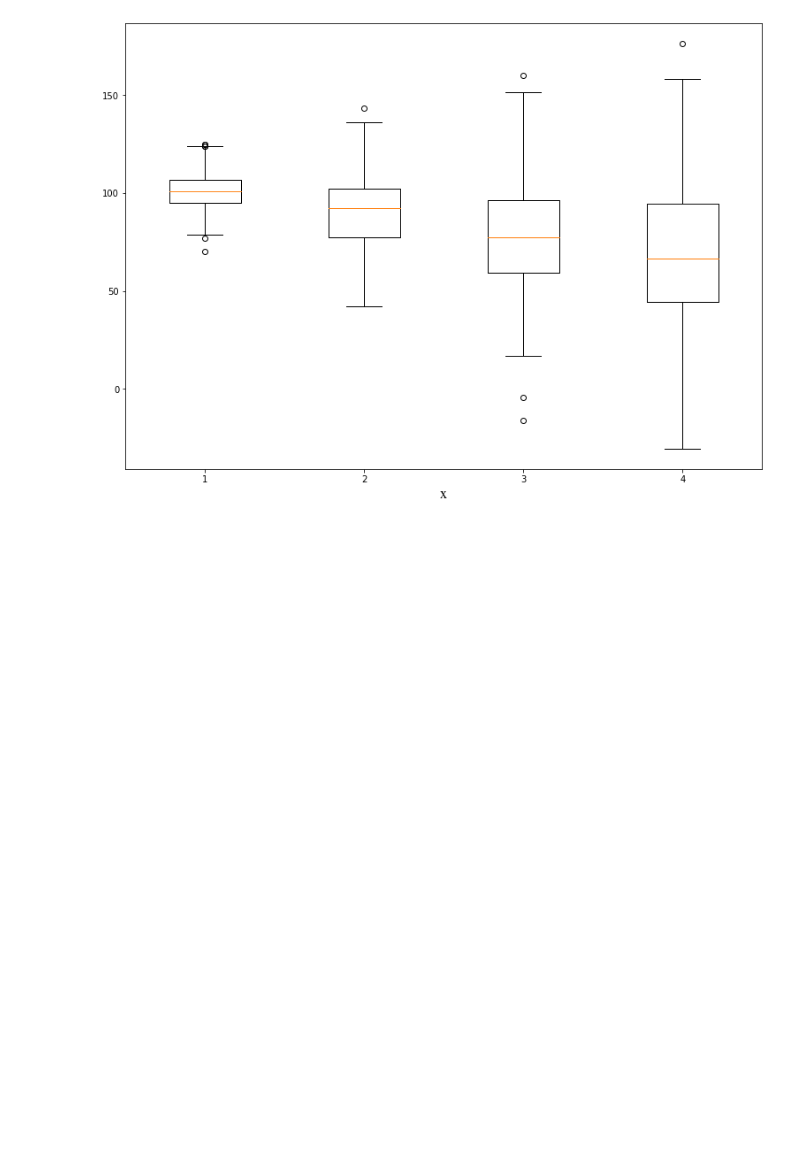
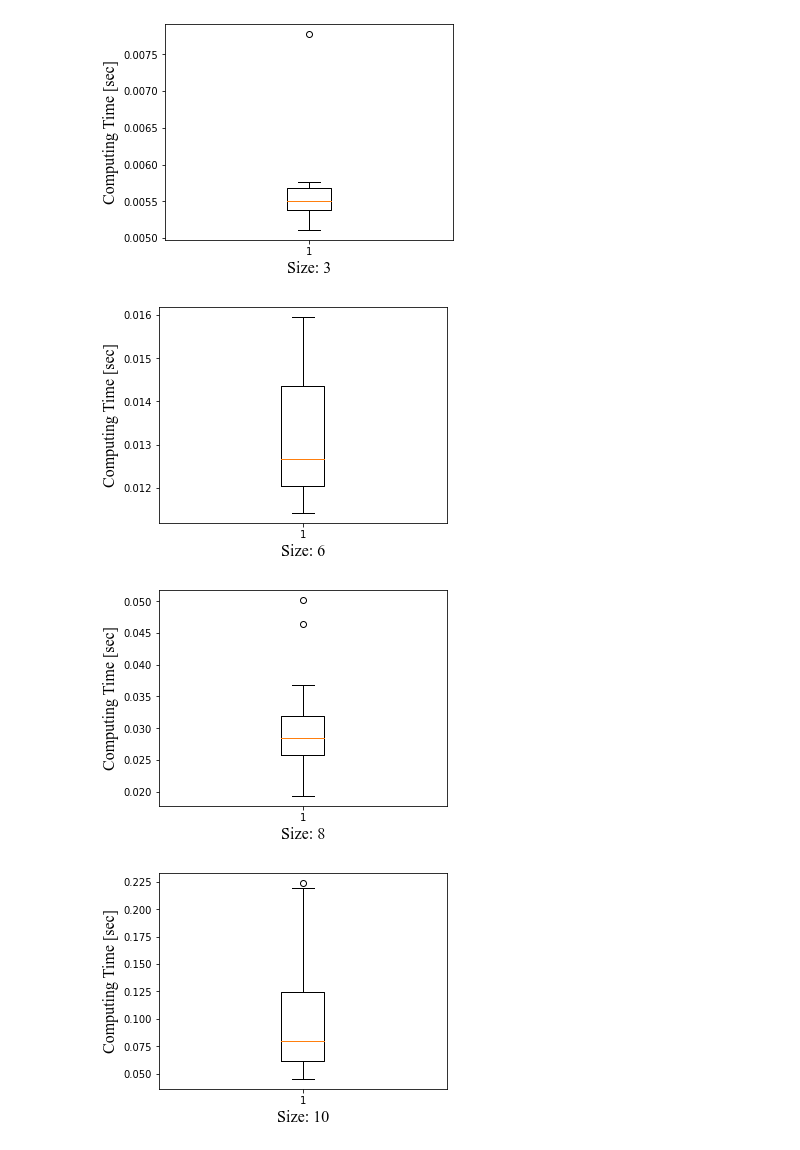
Before and after one commit to felixstillger/model-based_rl, a Jupyter notebook: exact_solver/plot.ipynb, the cells around one changed output. Cells and saved outputs as stored; diff of their text form; code cells hidden in the pictures; blank space fills up the shorter version.

Commit message:
updated plot

```diff
--- a/exact_solver/plot.ipynb
+++ b/exact_solver/plot.ipynb
@@ -1,36 +1,53 @@
 # %%
 # Import libraries
 import matplotlib.pyplot as plt
 import numpy as np
-
+import pandas as pd
+import scipy
 font = {'family': 'Times New Roman',
         'color':  'black',
         'weight': 'normal',
-        'size': 16,
+        'size': 12,
         }
+font_2 = {'family': 'Times New Roman',
+        'color':  'black',
+        'weight': 'bold',
+        'size': 15,
+        }
+def csv_to_data(path):
+        # Creating dataset
+        df=pd.read_csv(path).transpose()
+        #print(df[0])
+        return df[0][1:].values.astype(np.float64)
+data_ref = np.random.normal(100, 10, 200)
+data_1 = csv_to_data('/Users/felix/sciebo/masterarbeit/progra/model-based_rl/exact_solver/output3.csv')
+data_2 = csv_to_data('/Users/felix/sciebo/masterarbeit/progra/model-based_rl/exact_solver/output6.csv')
+data_3 = csv_to_data('/Users/felix/sciebo/masterarbeit/progra/model-based_rl/exact_solver/output8.csv')
+data_4 = csv_to_data('/Users/felix/sciebo/masterarbeit/progra/model-based_rl/exact_solver/output10.csv')
+data_5 = csv_to_data('/Users/felix/sciebo/masterarbeit/progra/model-based_rl/exact_solver/output15.csv')
+size=[3,6,8,10,15]
 
-# Creating dataset
-np.random.seed(10)
+data = [data_1, data_2, data_3, data_4, data_5]
 
-data_1 = np.random.normal(100, 10, 200)
-data_2 = np.random.normal(90, 20, 200)
-data_3 = np.random.normal(80, 30, 200)
-data_4 = np.random.normal(70, 40, 200)
-data = [data_1, data_2, data_3, data_4]
+for datum,size_i in zip(data,size):
+        fig = plt.figure(figsize =(4, 3))
 
-fig = plt.figure(figsize =(10, 7))
+        # Creating axes instance
+        ax = fig.add_axes([0, 0, 1, 1])
 
-# Creating axes instance
-ax = fig.add_axes([0, 0, 1, 1])
+        # Creating plot
+        bp = ax.boxplot(datum)
+        plt.xlabel('Size: '+str(size_i), fontdict=font)
+        plt.ylabel('Computing Time [sec]', fontdict=font)
 
-# Creating plot
-bp = ax.boxplot(data)
-plt.xlabel('Instance Size', fontdict=font)
-plt.ylabel('Computing time', fontdict=font)
+        # show plot
+        plt.title(f"Boxplot for Computing Time on Instance Size: {size_i}", fontdict=font_2)
 
-# show plot
-fig.savefig("out.svg", bbox_inches="tight", pad_inches=0)
-fig.savefig("test.svg", format="svg")
-plt.show()
+        fig.savefig("out"+str(size_i)+".svg", bbox_inches="tight", pad_inches=0)
+        #fig.savefig("test.svg", format="svg")
+        plt.show()
 # %% [output]
-[figure, old version]
+[figure, new version]
+[figure, added]
+[figure, added]
+[figure, added]
```
Also changed, not shown: parts of 4 cells of this notebook.
